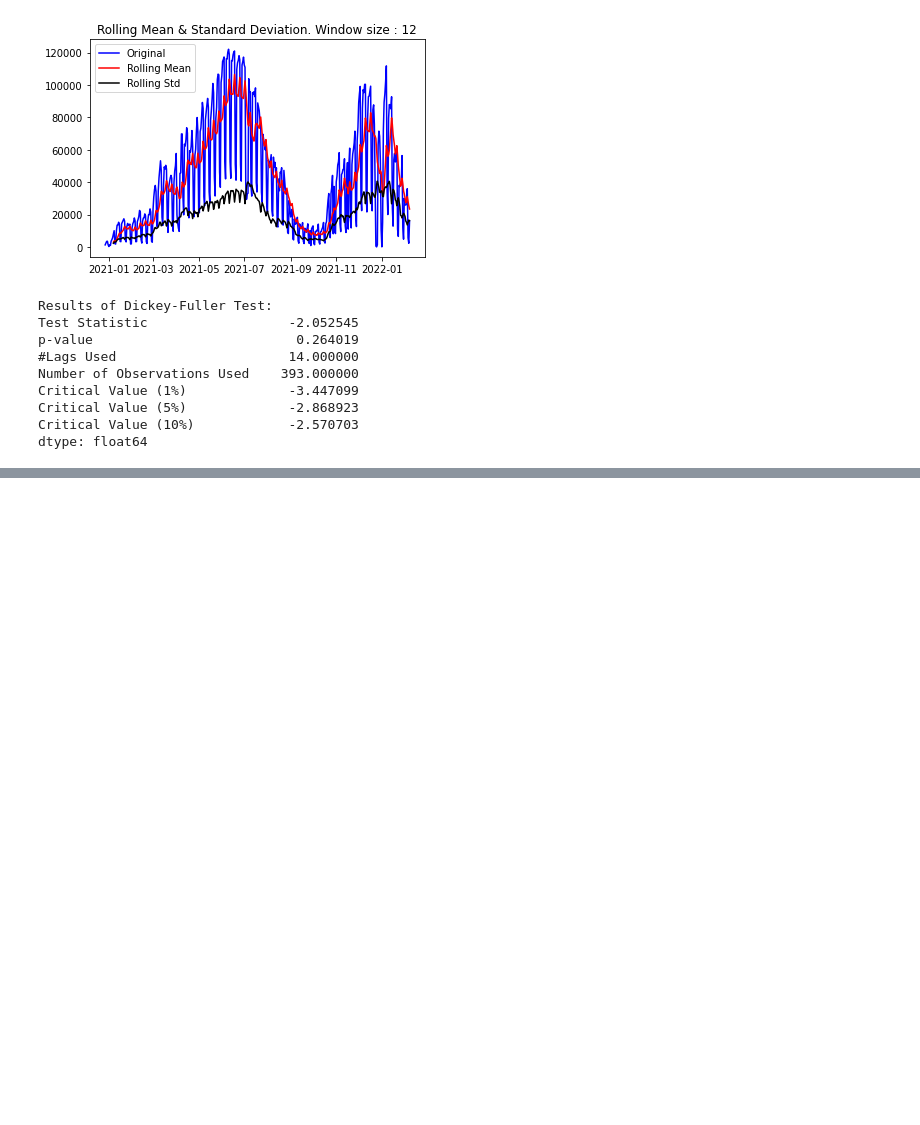
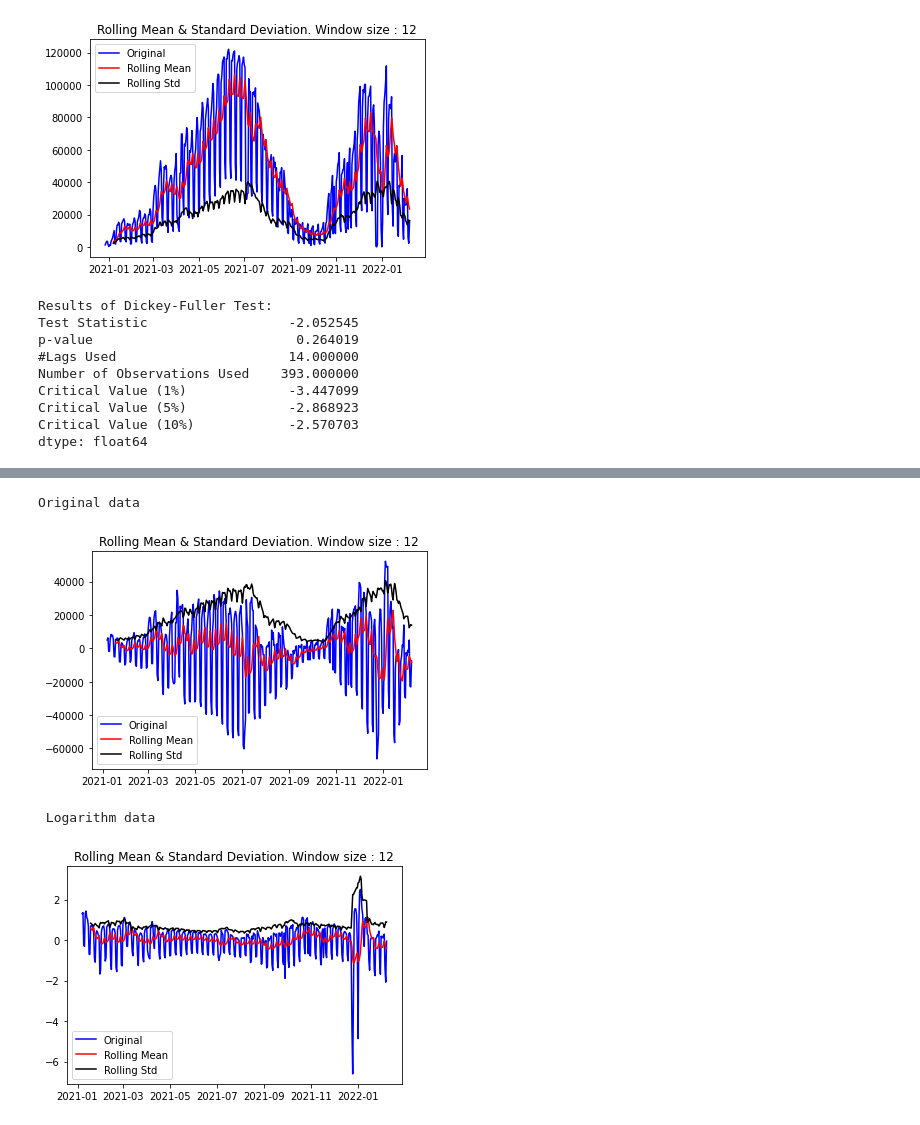
Before and after one commit to fjsaezm/mcd, a Jupyter notebook: PIT/P1/PR1_PIT.ipynb, the cells around one changed output, grey strips where cells are left out. Drawn from its saved outputs; the diff is of its cells as text; code cells hidden in the pictures; blank space fills up the shorter version.

```diff
--- a/PIT/P1/PR1_PIT.ipynb
+++ b/PIT/P1/PR1_PIT.ipynb
@@ -681,0 +696,10 @@ Ambos tests nos indican que la serie **no es estacionaria**, así que tendremos
+# %%
+print("Original data")
+test_stationarity_1(data_sub_mean, window_size = 12)
+print("\n\n Logarithm data")
+test_stationarity_1(log_data_sub_mean, window_size = 12)
+# %% [output]
+Original data
+[figure, added]
+ Logarithm data
+[figure, added]
```
Also changed, not shown: parts of 13 cells of this notebook.
